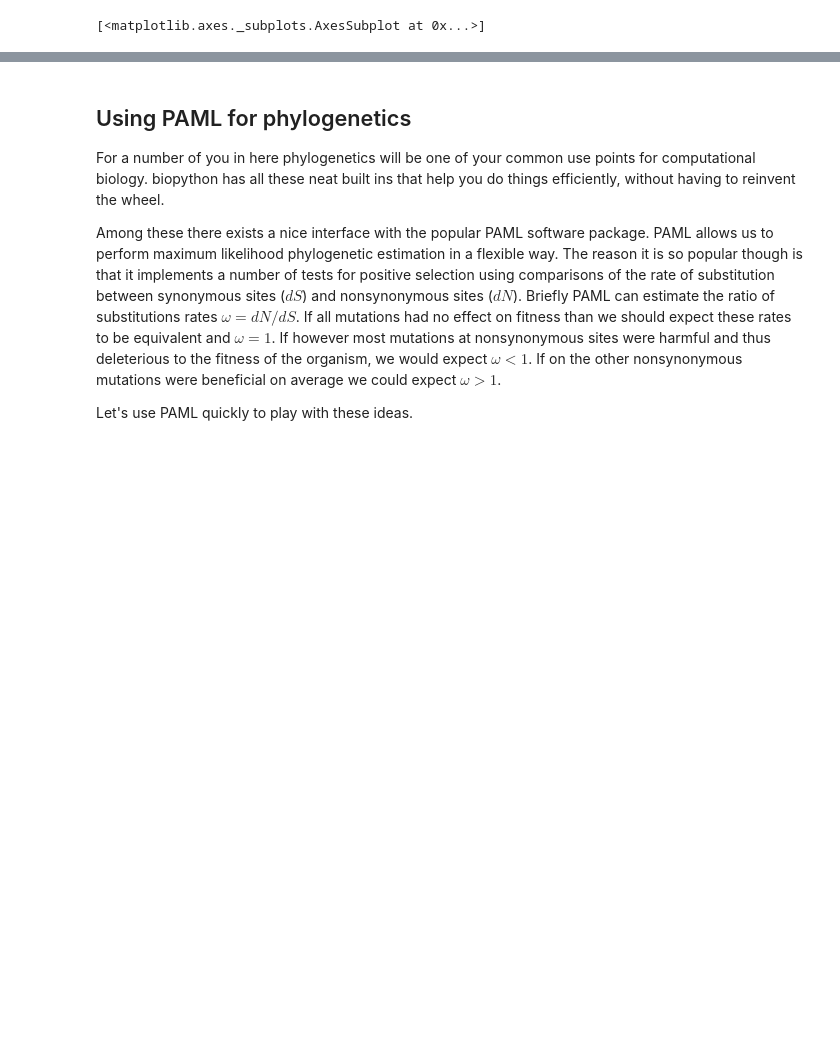
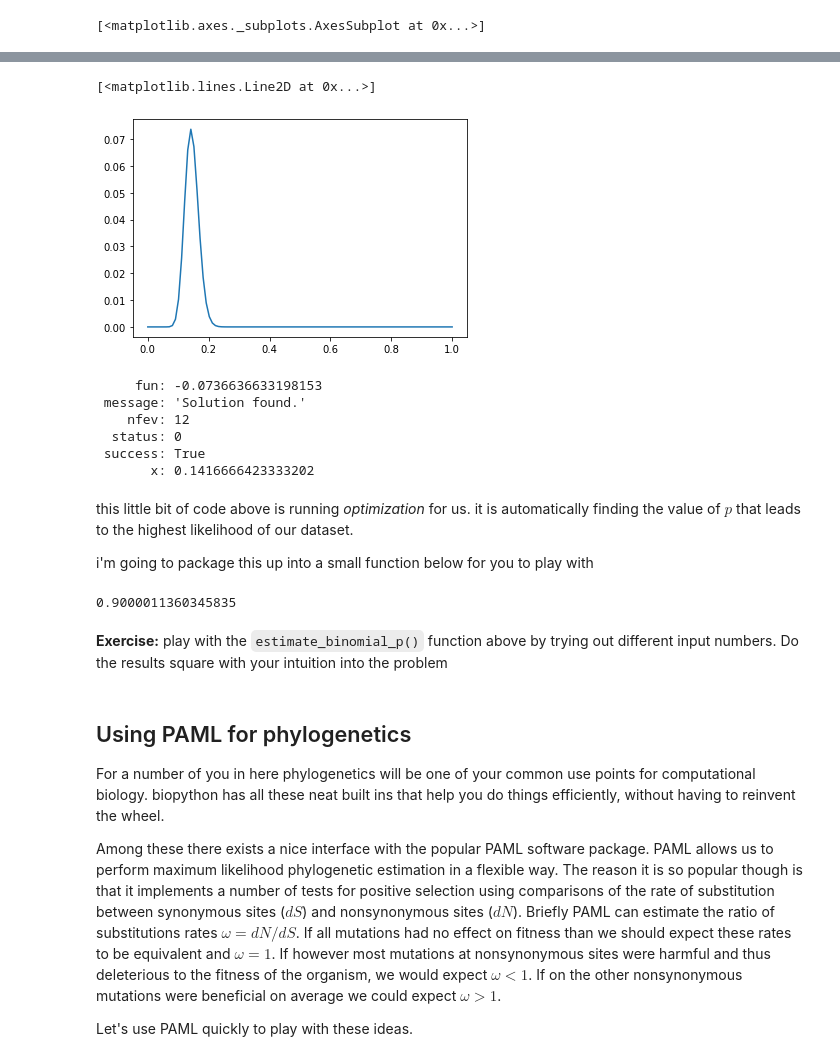
Before and after one commit to andrewkern/bio399, a Jupyter notebook: week4.ipynb, the cells around one changed output, grey strips where cells are left out. Drawn from its saved outputs; the diff is of its cells as text; code cells hidden in the pictures; blank space fills up the shorter version.

```diff
--- a/week4.ipynb
+++ b/week4.ipynb
@@ -258,3 +314,62 @@ fig.axes
+# %%
+data = 34
+n = 240
+
+p_guesses = np.linspace(0,1,100)
+lik_p = np.zeros(len(p_guesses))
+for i,p in enumerate(p_guesses):
+    lik_p[i] = binomial_prob(data, n, p)
+
+plt.plot(p_guesses, lik_p)
+# %% [output]
+[<matplotlib.lines.Line2D at 0x...>]
+[figure, added]
+# %%
+from scipy import optimize
+
+data = 34
+n = 240
+
+# set up a quick new function based on our old one
+# using a lambda function
+# the -1 here is because scipy
+# does minimization not max
+x = lambda p : -1 * binomial_prob(data, n, p)
+res = optimize.minimize_scalar(x, bounds=[0,1], method='bounded')
+print(res)
+# %% [output]
+     fun: -0.0736636633198153
+ message: 'Solution found.'
+    nfev: 12
+  status: 0
+ success: True
+       x: 0.1416666423333202
+# %% [markdown]
+this little bit of code above is running _optimization_ for us. it is automatically finding the value of $p$ that leads to the highest likelihood of our dataset.
+
+i'm going to package this up into a small function below for you to play with
+# %%
+from scipy import optimize
+
+def estimate_binomial_p(data, n):
+    """
+    estimates p from binomial
+
+    counts data the hard way
+    """
+    if data > n:
+        print("error, counts > n\n")
+        return(np.nan)
+
+    x = lambda p : -1 * binomial_prob(data, n, p)
+    res = optimize.minimize_scalar(x, bounds=[0,1], method='bounded')
+    return(res.x)
+
+estimate_binomial_p(9, 10)
+# %% [output]
+0.9000011360345835
+# %% [markdown]
+**Exercise:** play with the `estimate_binomial_p()` function above by trying out different input numbers. Do the results square with your intuition into the problem
 # %% [markdown]
 ## Using PAML for phylogenetics
 For a number of you in here phylogenetics will be one of your common use points for computational biology. biopython has all these neat built ins that help you do things efficiently, without having to reinvent the wheel.
```
Also changed, not shown: parts of 6 cells of this notebook, 1 other file.
